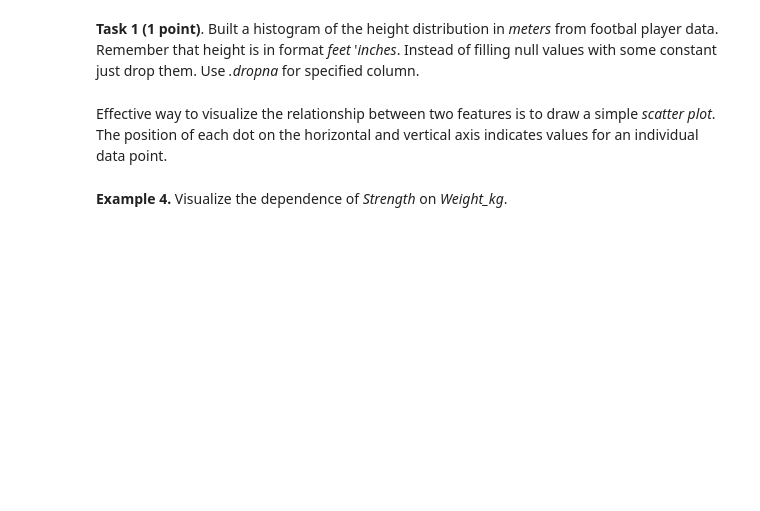
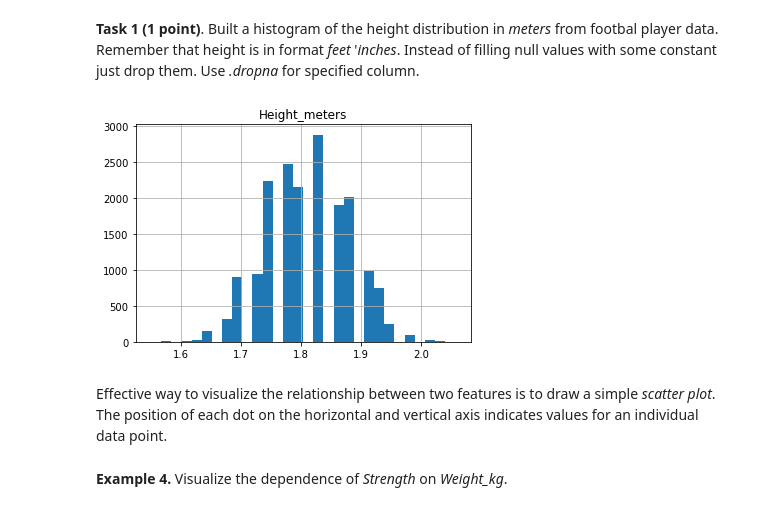
Before and after one commit to KostyaKulak/ml-intro, a Jupyter notebook: Seminar_and_homework/fifa.ipynb, the cells around one changed output. Saved outputs shown, nothing was run; the diff lists cells and outputs as text; code cells hidden in the pictures; blank space fills up the shorter version.

```diff
--- a/Seminar_and_homework/fifa.ipynb
+++ b/Seminar_and_homework/fifa.ipynb
@@ -80,3 +113,23 @@ plt.show()
+# %%
+data_copy = data.copy()
+FEET_TO_METER = 0.3048
+INCH_TO_METER = 0.0254
+
+def parse_ht(ht):
+    ht_ = str(ht).split("'")
+    ft_ = float(ht_[0])
+    in_ = float(ht_[1])
+    return ft_ * FEET_TO_METER + in_ * INCH_TO_METER
+
+data_copy['Height_meters'] = data_copy[data_copy['Height'].notna()].apply(
+    lambda row: parse_ht(row['Height']),
+    axis=1
+)
+
+data_copy.hist(column='Height_meters', bins=30)
+plt.show()
+# %% [output]
+[figure, added]
 # %% [markdown]
 Effective way to visualize the relationship between two features is to draw a simple _scatter plot_. The position of each dot on the horizontal and vertical axis indicates values for an individual data point.
 # %% [markdown]
```
Also changed, not shown: parts of 16 cells of this notebook.
